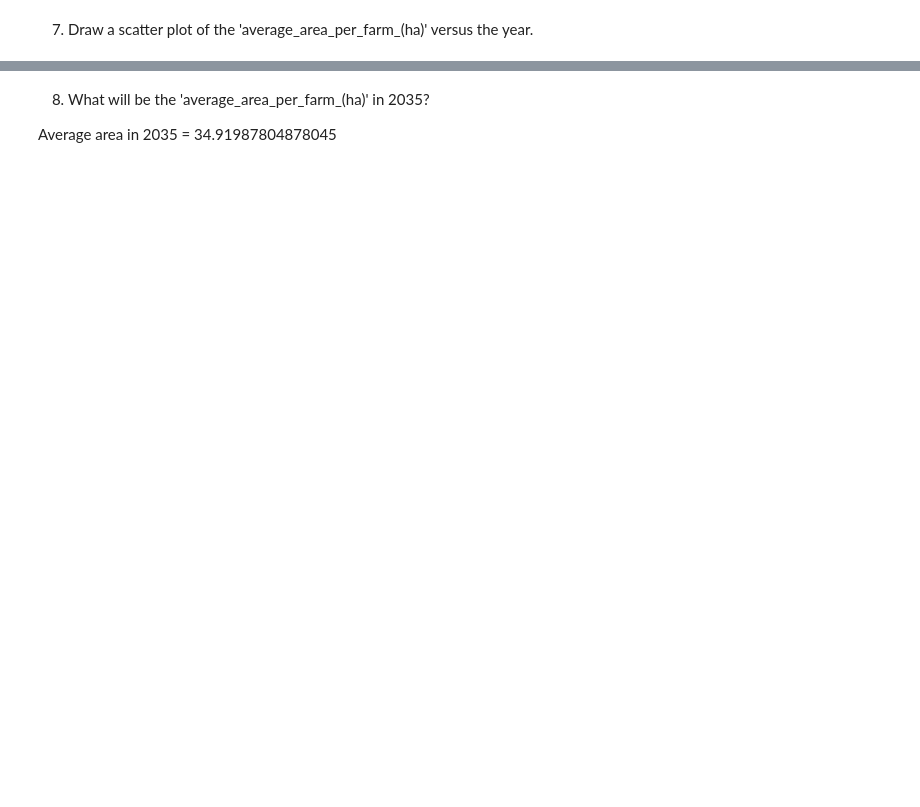
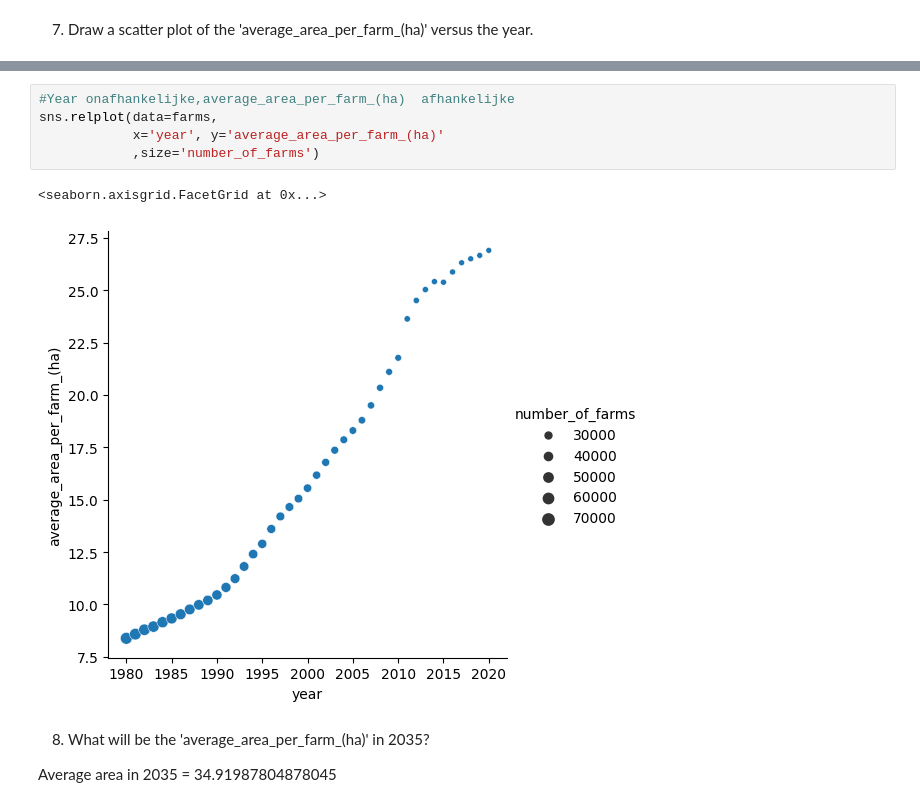
Before and after one commit to lrobyns/dsai-labs, a Jupyter notebook: 6-regression-analyis/labs_regression_analysis.ipynb, the cells around one changed output, grey strips where cells are left out. Cells and saved outputs as stored; diff of their text form; blank space fills up the shorter version.

```diff
--- a/6-regression-analyis/labs_regression_analysis.ipynb
+++ b/6-regression-analyis/labs_regression_analysis.ipynb
@@ -180,3 +248,11 @@ R² = 0.9724062954910041
+# %%
+#Year onafhankelijke,average_area_per_farm_(ha)  afhankelijke
+sns.relplot(data=farms,
+            x='year', y='average_area_per_farm_(ha)'
+            ,size='number_of_farms')
+# %% [output]
+<seaborn.axisgrid.FacetGrid at 0x...>
+[figure, added]
 # %% [markdown]
 8. What will be the 'average_area_per_farm_(ha)' in 2035?
 
```
Also changed, not shown: parts of 21 cells of this notebook.
